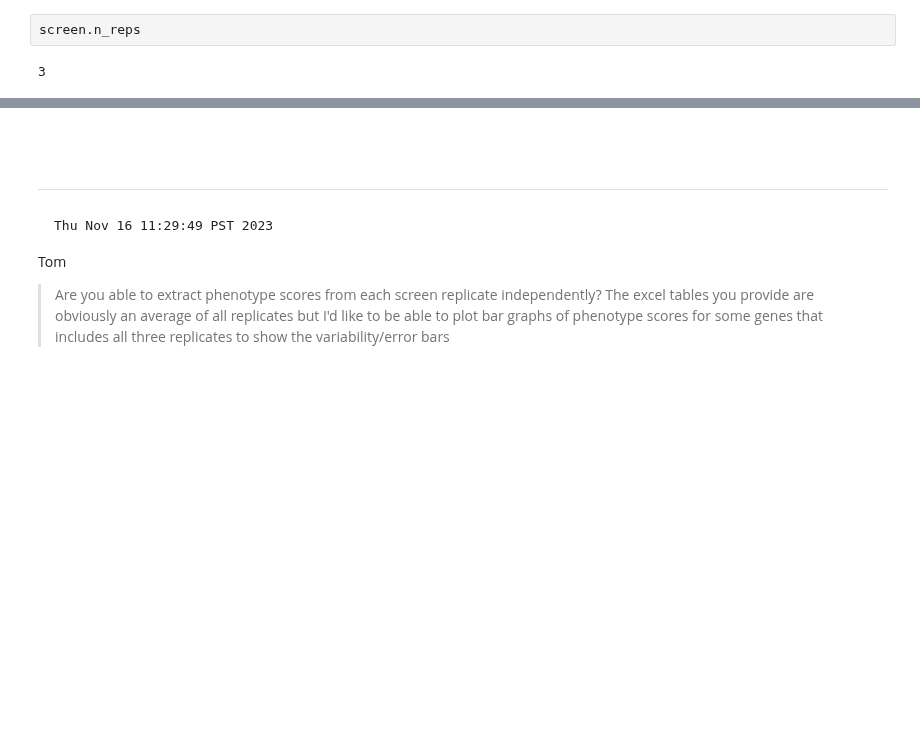
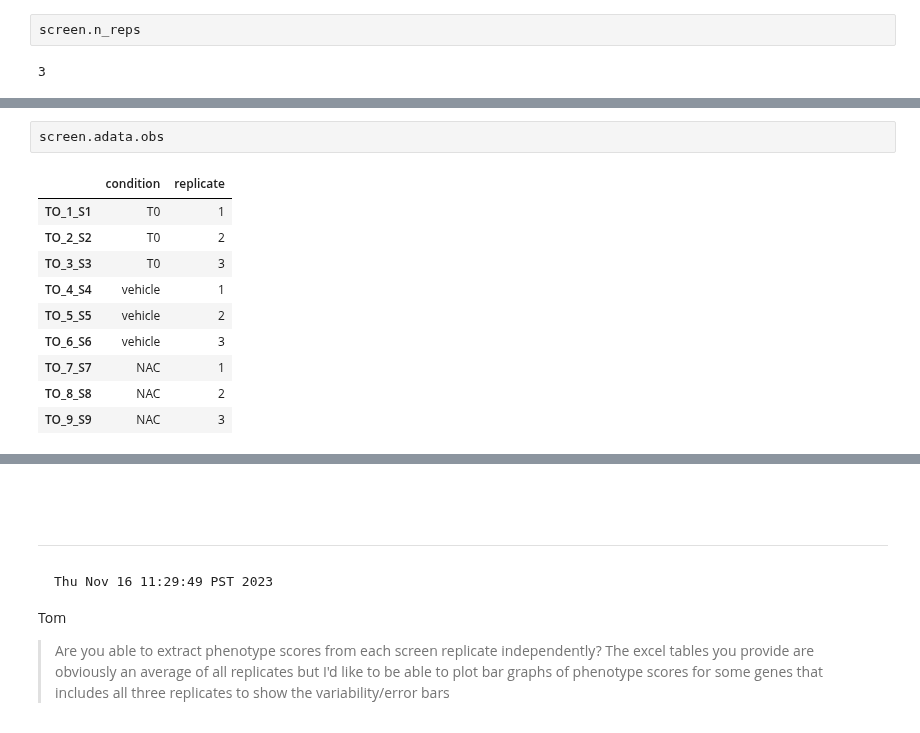
Before and after one commit to abearab/DDRi-screens, a Jupyter notebook: CRISPRi-NAC/screen_analysis.ipynb, the cells around one changed output, grey strips where cells are left out. Saved outputs shown, nothing was run; the diff lists cells and outputs as text; blank space fills up the shorter version.

```diff
--- a/CRISPRi-NAC/screen_analysis.ipynb
+++ b/CRISPRi-NAC/screen_analysis.ipynb
@@ -65,3 +66,16 @@ calculateDrugScreen(t0, untreated, treated, growth_rate, score_level) method of
         score_level (str): name of the score level
+# %%
+screen.adata.obs
+# %% [output]
+|  | condition | replicate |
+| TO_1_S1 | T0 | 1 |
+| TO_2_S2 | T0 | 2 |
+| TO_3_S3 | T0 | 3 |
+| TO_4_S4 | vehicle | 1 |
+| TO_5_S5 | vehicle | 2 |
+| TO_6_S6 | vehicle | 3 |
+| TO_7_S7 | NAC | 1 |
+| TO_8_S8 | NAC | 2 |
+| TO_9_S9 | NAC | 3 |
 # %%
 screen.calculateDrugScreen(
```
Also changed, not shown: parts of 16 cells of this notebook.
